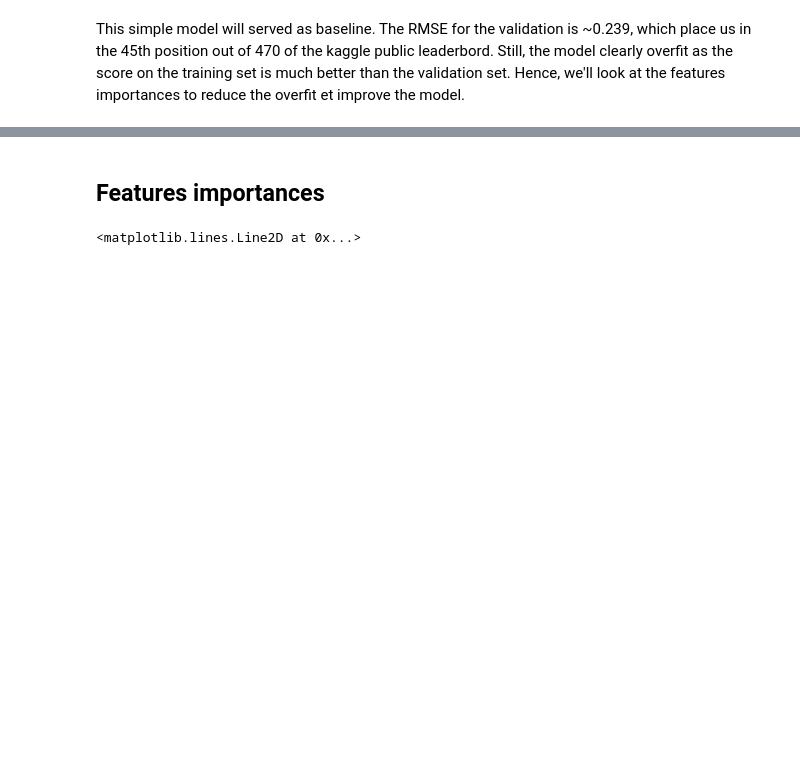
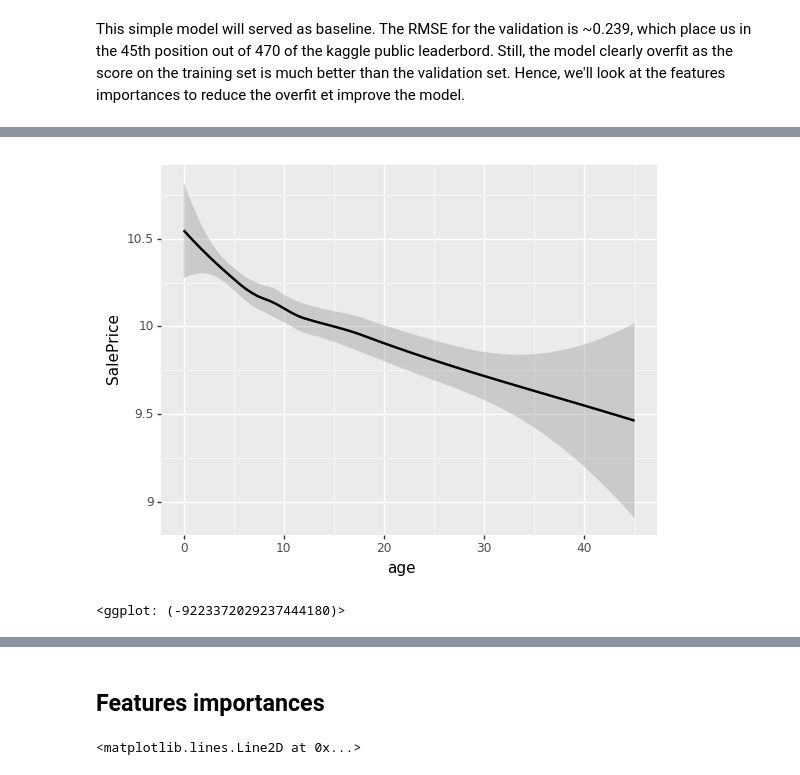
Before and after one commit to BastienVialla/bluebook_for_bulldozers, a Jupyter notebook: bulldozers.ipynb, the cells around one changed output, grey strips where cells are left out. Cells and saved outputs as stored; diff of their text form; code cells hidden in the pictures; blank space fills up the shorter version.

```diff
--- a/bulldozers.ipynb
+++ b/bulldozers.ipynb
@@ -619,0 +645,5 @@ Hence, we'll look at the features importances to reduce the overfit et improve t
+# %%
+ggplot(df_sample, aes('age', 'SalePrice'))+stat_smooth(se=True, method='loess')
+# %% [output]
+[figure, added]
+<ggplot: (-9223372029237444180)>
```
Also changed, not shown: parts of 39 cells of this notebook.
